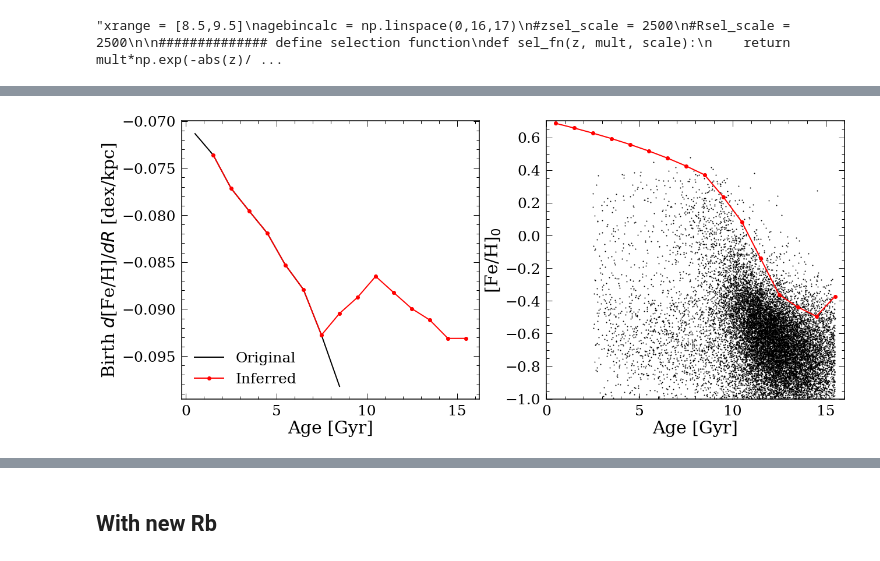
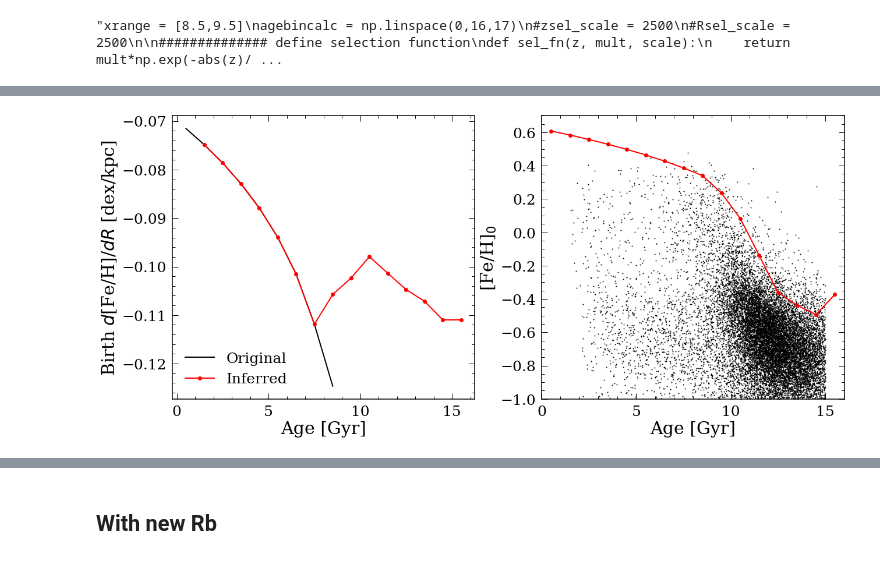
Before and after one commit to lyx12311/FeHScatter, a Jupyter notebook: Figures.ipynb, the cells around one changed output, grey strips where cells are left out. Cells and saved outputs as stored; diff of their text form; code cells hidden in the pictures.

```diff
--- a/Figures.ipynb
+++ b/Figures.ipynb
@@ -391,38 +392,38 @@ plt.savefig('Figures/scatters_toslope_data_afe.png',bbox_inches='tight')
 # %%
-#sub_tryRb = pd.read_pickle('NewRb.pkl')
-sub_tryRb = pd.read_pickle('NewRb_dip.pkl')
+sub_tryRb = pd.read_pickle('NewRb.pkl')
+#sub_tryRb = pd.read_pickle('NewRb_dip.pkl')
 plt.figure(figsize=(18,8))
 plt.subplot(1,2,1)
 m = (ages<9)
 plt.plot(ages[m], slopes_rbir[m], 'k-', label='Original')
 plt.plot(ages, slope_rbir_infer, 'r-o', label='Inferred')
 plt.ylabel('Birth $d$[Fe/H]/$dR$ [dex/kpc]')
 plt.xlabel('Age [Gyr]')
 plt.legend(loc=3)
 plt.tight_layout()
 
 
 df = pd.read_csv('slopes_cor.csv')
 plt.subplot(1,2,2)
 sub_tryRb_inner = sub_tryRb.loc[sub_tryRb['R_GUIDING']<5]
 """plt.hexbin(sub_tryRb_inner['AGE'], sub_tryRb_inner['FEH'],
            cmap=plt.get_cmap('binary',15), gridsize=50,
            extent=(0,16,-1,0.7))"""
 plt.plot(sub_tryRb_inner['AGE'], sub_tryRb_inner['FEH'], 'ko',
         markersize=1)
 plt.plot(df['age'], df['feh_cor'], 'r-o')
 plt.xlim([0,16])
 plt.ylim([-1,0.7])
 plt.xlabel('Age [Gyr]')
 plt.ylabel('[Fe/H]$_0$')
 plt.tight_layout()
 #cb = plt.colorbar()
 #cb.set_label('Density')
 
 plt.savefig('Figures/eps/corrected_slope',bbox_inches='tight')
 plt.savefig('Figures/corrected_slope.png',bbox_inches='tight')
 # %% [output]
-[figure, old version]
+[figure, new version]
 # %%
 df = pd.read_csv('slopes_cor.csv')
 mfit = (df['slope_cor']==df['slope_cor'])
```
Also changed, not shown: parts of 12 cells of this notebook, 5 other files.
